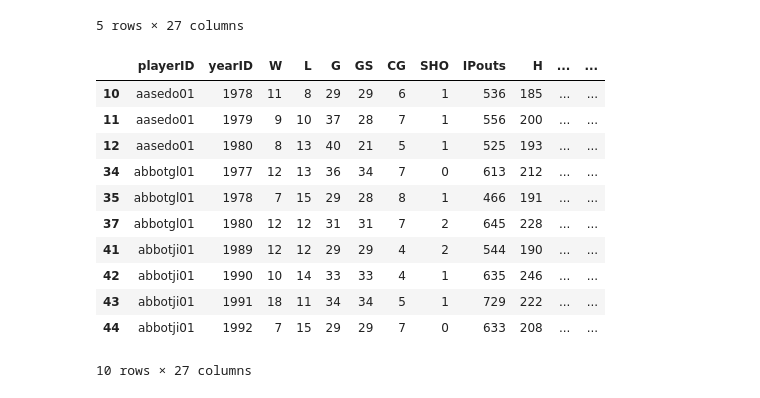
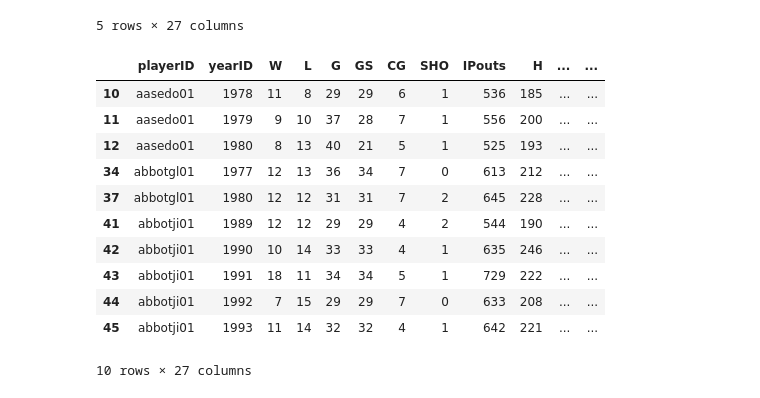
Before and after one commit to AGBarbour/Project-1, a Jupyter notebook: Pitching.ipynb, the cells around one changed output. Cells and saved outputs as stored; diff of their text form; code cells hidden in the pictures.

```diff
--- a/Pitching.ipynb
+++ b/Pitching.ipynb
@@ -80,20 +80,20 @@ pitchingMerge.head()
 | 4 | aardsda01 | 2009 | 3 | 6 | 73 | 0 | 0 | 0 | 214 | 49 | ... | ... |
 5 rows × 27 columns
 # %%
-pitchingStarters = pitchingMerge[pitchingMerge.IP >= 150]
+pitchingStarters = pitchingMerge[pitchingMerge.IP >= 162]
 pitchingStarters.head(10)
 # %% [output]
 |  | playerID | yearID | W | L | G | GS | CG | SHO | IPouts | H | ... | ... |
 | 10 | aasedo01 | 1978 | 11 | 8 | 29 | 29 | 6 | 1 | 536 | 185 | ... | ... |
 | 11 | aasedo01 | 1979 | 9 | 10 | 37 | 28 | 7 | 1 | 556 | 200 | ... | ... |
 | 12 | aasedo01 | 1980 | 8 | 13 | 40 | 21 | 5 | 1 | 525 | 193 | ... | ... |
 | 34 | abbotgl01 | 1977 | 12 | 13 | 36 | 34 | 7 | 0 | 613 | 212 | ... | ... |
-| 35 | abbotgl01 | 1978 | 7 | 15 | 29 | 28 | 8 | 1 | 466 | 191 | ... | ... |
 | 37 | abbotgl01 | 1980 | 12 | 12 | 31 | 31 | 7 | 2 | 645 | 228 | ... | ... |
 | 41 | abbotji01 | 1989 | 12 | 12 | 29 | 29 | 4 | 2 | 544 | 190 | ... | ... |
 | 42 | abbotji01 | 1990 | 10 | 14 | 33 | 33 | 4 | 1 | 635 | 246 | ... | ... |
 | 43 | abbotji01 | 1991 | 18 | 11 | 34 | 34 | 5 | 1 | 729 | 222 | ... | ... |
 | 44 | abbotji01 | 1992 | 7 | 15 | 29 | 29 | 7 | 0 | 633 | 208 | ... | ... |
+| 45 | abbotji01 | 1993 | 11 | 14 | 32 | 32 | 4 | 1 | 642 | 221 | ... | ... |
 10 rows × 27 columns
 # %%
 import math
```
Also changed, not shown: parts of 4 cells of this notebook, 2 other files.
